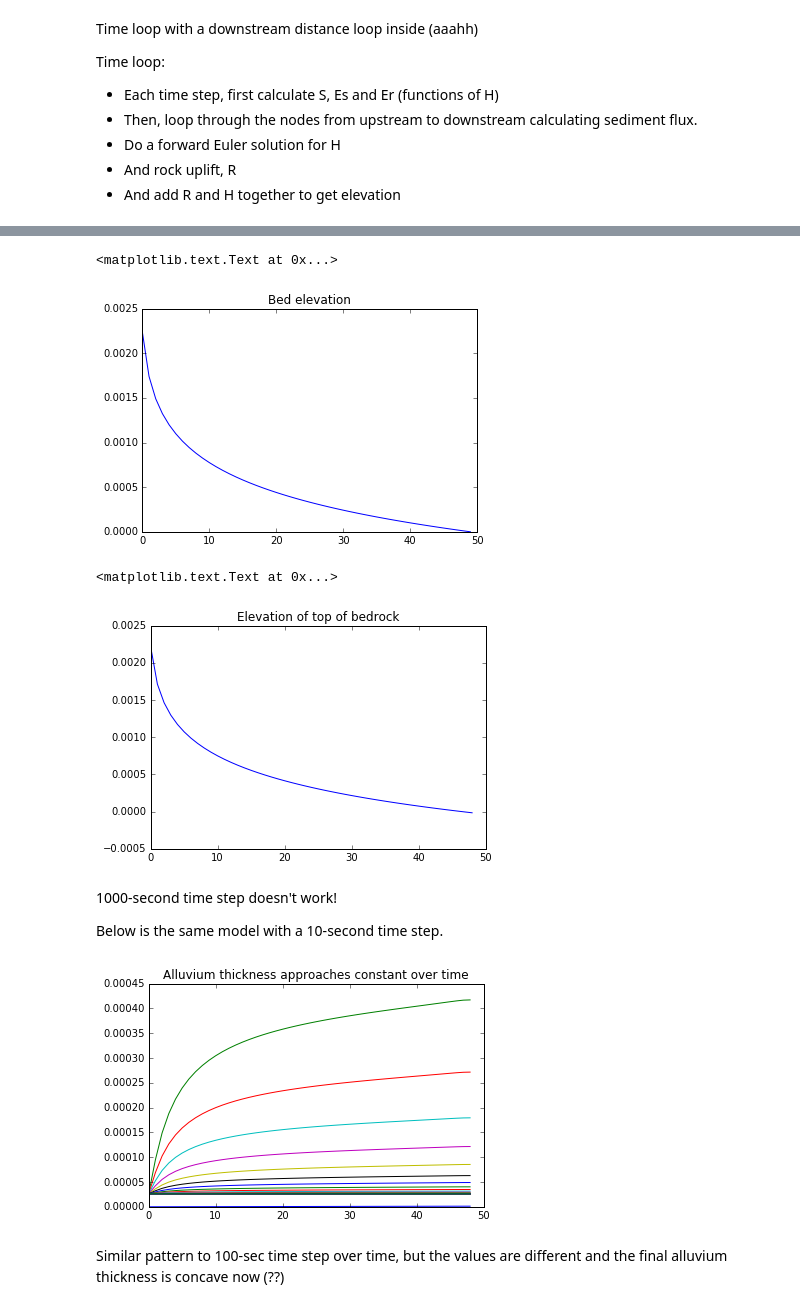
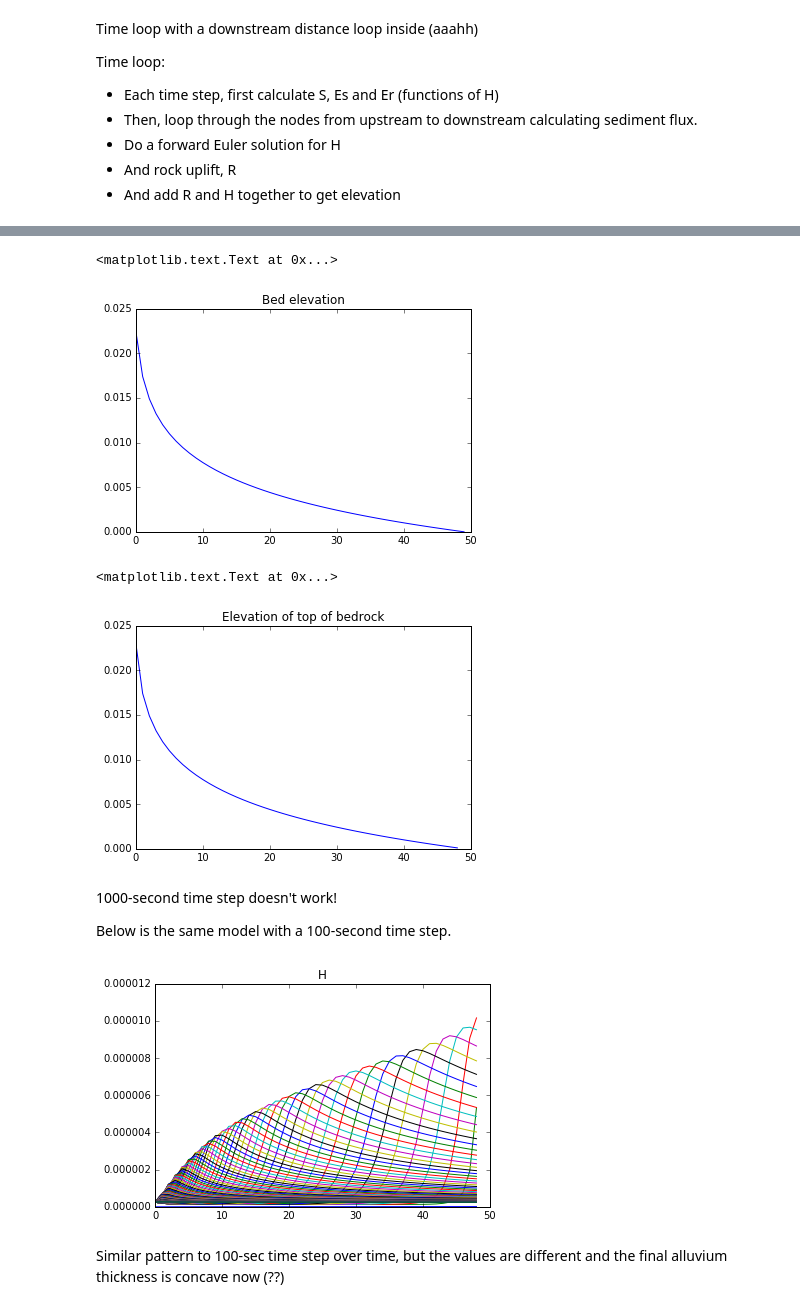
Before and after one commit to gregtucker/fluvial_erosion_theory, a Jupyter notebook: numerical_space_model_1d_timeloop_increase_q.ipynb, the cells around one changed output, grey strips where cells are left out. Cells and saved outputs as stored; diff of their text form; code cells hidden in the pictures.

```diff
--- a/numerical_space_model_1d_timeloop_increase_q.ipynb
+++ b/numerical_space_model_1d_timeloop_increase_q.ipynb
@@ -24,16 +24,18 @@ In this version, q increases downstream.
  - distance units are meters
 # %%
 import numpy as np
+import matplotlib.pyplot as plt
+
 num_nodes = 50
 dx = 1.0
 S0 = 0.01
 V = 0.001 # settling velocity
 Ff = 0.5
-Ks = 1.0 # sed erodibility. not necessarily realistic
-Kr = 0.001
-Hstar = 1.0 # sed thickness req'd for full entrainment potential. Not necessarily realistic.
-dt = 100.0 # seconds
-total_time = 5000000.0
+Ks = 0.1 # sed erodibility. not necessarily realistic
+Kr = 0.0001
+Hstar = 0.1 # sed thickness req'd for full entrainment potential. Not necessarily realistic.
+dt = 10.0 # seconds
+total_time = 500000.0
 num_time_steps = int(total_time / dt)
 U = 1.0e-7 # 1.0e-7 is still ~3m/year
 r = 0.2 # some runoff factor
@@ -75,7 +77,7 @@ for i in range(num_time_steps):
         qs[j] = (((Es[j]) + (1-Ff) * Er[j]) / Voverq[j]) * (1.0 - np.exp(-dx * Voverq[j])) + (qs_in[j] * np.exp(-dx * Voverq[j]))
         qs_in[j+1] = qs[j]
 
-    H[upper] += dt * (qs[upper] * Voverq[upper]) - Ks * q[upper] * S *(1.0 - np.exp(-H[upper]/Hstar))
+    H[upper] += dt * ((qs[upper] * Voverq[upper]) - Ks * q[upper] * S *(1.0 - np.exp(-H[upper]/Hstar)))
 
     R[upper] += dt * (U - Kr * q[upper] * S * (np.exp(-H[upper] / Hstar)))
 
@@ -99,28 +114,28 @@ plt.plot(z)
 plt.title('Bed elevation')
 # %% [output]
 <matplotlib.text.Text at 0x...>
-[figure, old version]
+[figure, new version]
 # %%
 plt.plot(R[:-1])
 plt.title('Elevation of top of bedrock')
 # %% [output]
 <matplotlib.text.Text at 0x...>
-[figure, old version]
+[figure, new version]
 # %% [markdown]
 1000-second time step doesn't work!
 
-Below is the same model with a 10-second time step.
+Below is the same model with a 100-second time step.
 # %%
 num_nodes = 50
 dx = 1.0
 S0 = 0.01
 V = 0.001 # settling velocity
 Ff = 0.5
-Ks = 1.0 # sed erodibility. not necessarily realistic
-Kr = 0.001
-Hstar = 1.0 # sed thickness req'd for full entrainment potential. Not necessarily realistic.
-dt = 10.0 # seconds
-total_time = 5000000.0
+Ks = 0.1 # sed erodibility. not necessarily realistic
+Kr = 0.0001
+Hstar = 0.1 # sed thickness req'd for full entrainment potential. Not necessarily realistic.
+dt = 1.0 # seconds
+total_time = 500000.0
 num_time_steps = int(total_time / dt)
 U = 1.0e-7 # 1.0e-7 is still ~3m/year
 r = 0.2 # some runoff factor
@@ -133,37 +148,48 @@ q = (np.arange(num_nodes) + 1)* dx * r # q = distance downstream * r
 Voverq = V/q
 qs = np.zeros(num_nodes)
 qs_in = np.zeros(num_nodes)
 x = dx * np.arange(0, num_nodes)
 H = np.zeros(num_nodes)
 R = np.zeros(num_nodes)
 z = (S0 * (num_nodes - 1) * dx - S0 * x)
 R[:] = z
 
 
 %matplotlib inline
 
 for i in range(num_time_steps):
     S = (z[upper] - z[1:]) / dx
 
     Es = Ks * q[upper] * S * (1.0 - np.exp(-H[upper] / Hstar))
 
     Er = Kr * q[upper] * S * np.exp(-H[upper] / Hstar)
 
     for j in range(num_nodes - 1):
         qs[j] = (((Es[j]) + (1-Ff) * Er[j]) / Voverq[j]) * (1.0 - np.exp(-dx * Voverq[j])) + (qs_in[j] * np.exp(-dx * Voverq[j]))
         qs_in[j+1] = qs[j]
 
-    H[upper] += dt * (qs[upper] * Voverq[upper]) - Ks * q[upper] * S *(1.0 - np.exp(-H[upper]/Hstar))
+    H[upper] += dt * ((qs[upper] * Voverq[upper]) - Ks * q[upper] * S *(1.0 - np.exp(-H[upper]/Hstar)))
 
     R[upper] += dt * (U - Kr * q[upper] * S * (np.exp(-H[upper] / Hstar)))
 
-    if i %5000 == 0:
+    if i % 5000 == 0:
+        #plt.plot((qs[upper] * Voverq[upper]) - Ks * q[upper] * S *(1.0 - np.exp(-H[upper]/Hstar)))
         plt.plot(H[:-1])
-        plt.title('Alluvium thickness approaches constant over time')
+        plt.title('H')
+
+    #if i %5000 == 0:
+     #  color=iter(cm.rainbow(np.linspace(0,1,colnum)))
+        #c=next(color)
+        #plt.plot(H[:-1])
+        #plt.title('Alluvium thickness approaches constant over time')
+
+        #plt.figure(2)
+        #plt.plot(R)
+        #plt.title('Rock surface height over time')
 
     z = R + H
 # %% [output]
-[figure, old version]
+[figure, new version]
 # %% [markdown]
 Similar pattern to 100-sec time step over time, but the values are different and the final alluvium thickness is concave now (??)
 # %%
```
Also changed, not shown: parts of 7 cells of this notebook, 1 other file.
